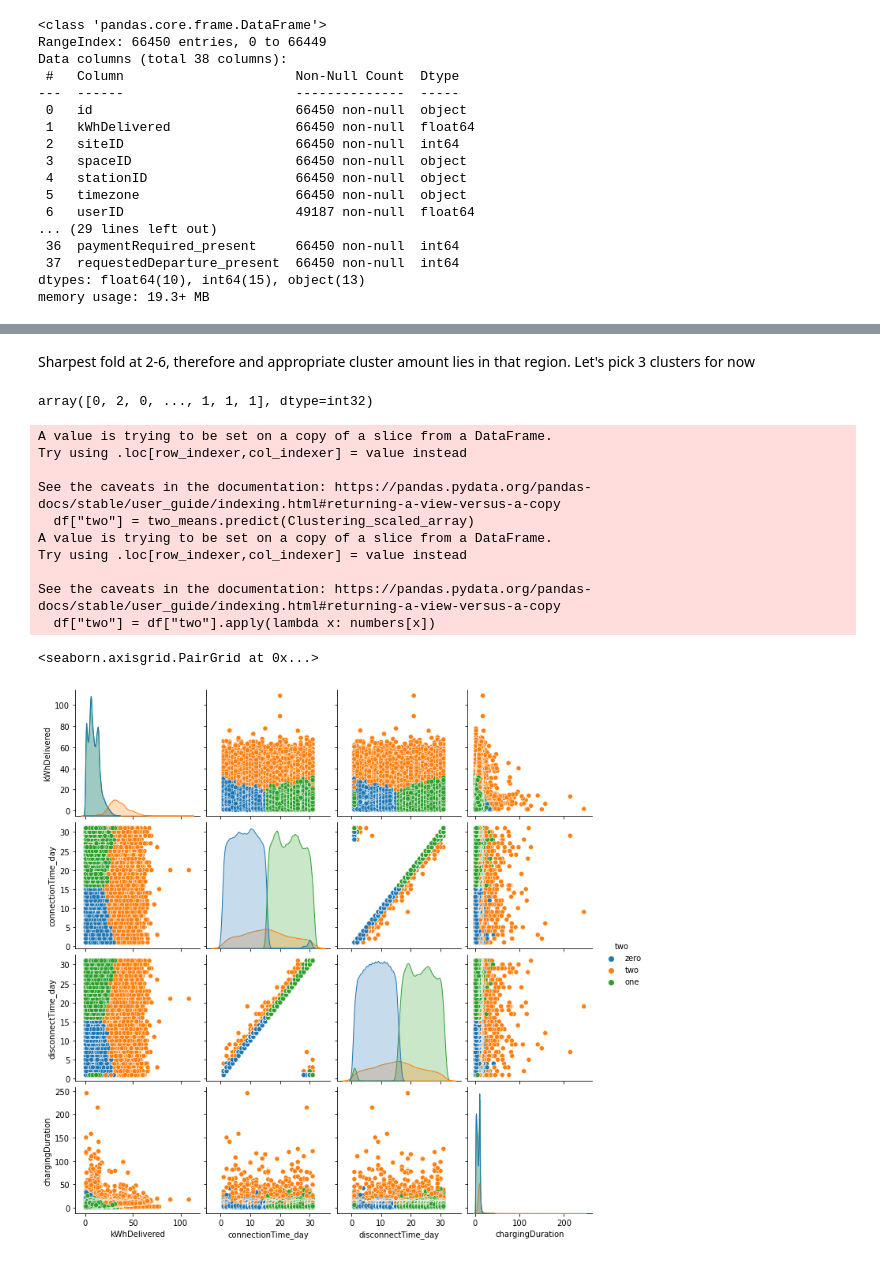
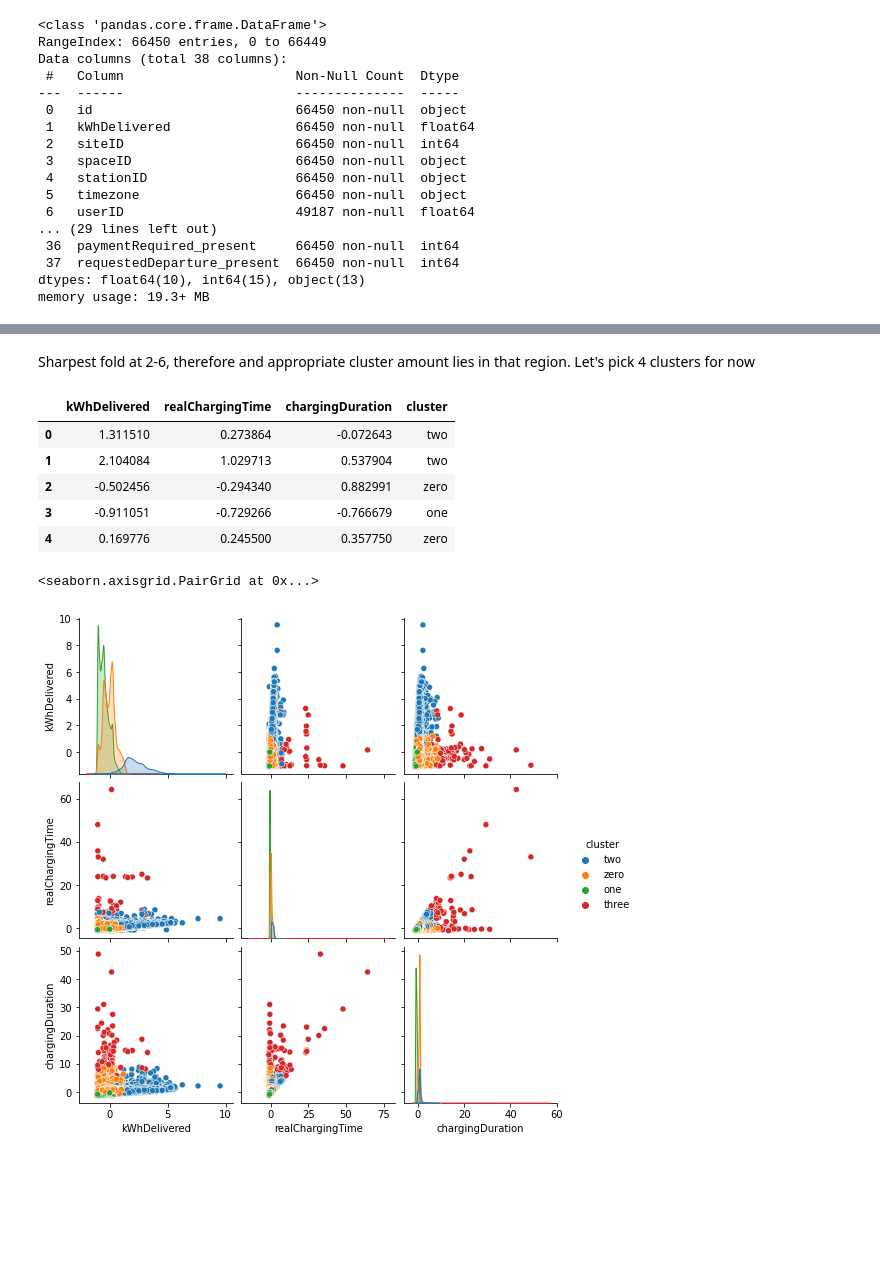
Before and after one commit to ge02/GinyuForce, a Jupyter notebook: Clustering.ipynb, the cells around one changed output, grey strips where cells are left out. Saved outputs shown, nothing was run; the diff lists cells and outputs as text; code cells hidden in the pictures; blank space fills up the shorter version.

```diff
--- a/Clustering.ipynb
+++ b/Clustering.ipynb
@@ -115,29 +272,26 @@ plt.xlim([0,10])
 # %% [markdown]
-Sharpest fold at 2-6, therefore and appropriate cluster amount lies in that region. Let's pick 3 clusters for now
+Sharpest fold at 2-6, therefore and appropriate cluster amount lies in that region. Let's pick 4 clusters for now
 # %%
+numbers = ["zero", "one", "two", "three"]
+
 # refit algorithm
-two_means = KMeans(n_clusters=3)
-two_means.fit(Clustering_scaled_array)
+four_means = KMeans(n_clusters=4, n_init="auto")
+four_means.fit(cluster_scaled)
 
 # match records to clusters by calling predict
-two_means.predict(Clustering_scaled_array)
+scaled_df["cluster"] = four_means.predict(cluster_scaled)
+scaled_df["cluster"] = scaled_df["cluster"].apply(lambda x: numbers[x])
+
+scaled_df.head()
 # %% [output]
-array([0, 2, 0, ..., 1, 1, 1], dtype=int32)
+|  | kWhDelivered | realChargingTime | chargingDuration | cluster |
+| 0 | 1.311510 | 0.273864 | -0.072643 | two |
+| 1 | 2.104084 | 1.029713 | 0.537904 | two |
+| 2 | -0.502456 | -0.294340 | 0.882991 | zero |
+| 3 | -0.911051 | -0.729266 | -0.766679 | one |
+| 4 | 0.169776 | 0.245500 | 0.357750 | zero |
-# %%
-numbers = ["zero", "one", "two", "three"]
-df["two"] = two_means.predict(Clustering_scaled_array)
-df["two"] = df["two"].apply(lambda x: numbers[x])
-sns.pairplot(data=df, hue="two")
-# %% [output]
-A value is trying to be set on a copy of a slice from a DataFrame.
-Try using .loc[row_indexer,col_indexer] = value instead
-
-See the caveats in the documentation: https://pandas.pydata.org/pandas-docs/stable/user_guide/indexing.html#returning-a-view-versus-a-copy
-  df["two"] = two_means.predict(Clustering_scaled_array)
-A value is trying to be set on a copy of a slice from a DataFrame.
-Try using .loc[row_indexer,col_indexer] = value instead
-
-See the caveats in the documentation: https://pandas.pydata.org/pandas-docs/stable/user_guide/indexing.html#returning-a-view-versus-a-copy
-  df["two"] = df["two"].apply(lambda x: numbers[x])
-<seaborn.axisgrid.PairGrid at 0x...>
-[figure, removed]
+# %%
+sns.pairplot(data=scaled_df, hue="cluster")
+# %% [output]
+<seaborn.axisgrid.PairGrid at 0x...>
+[figure, added]
```
Also changed, not shown: parts of 31 cells of this notebook.
